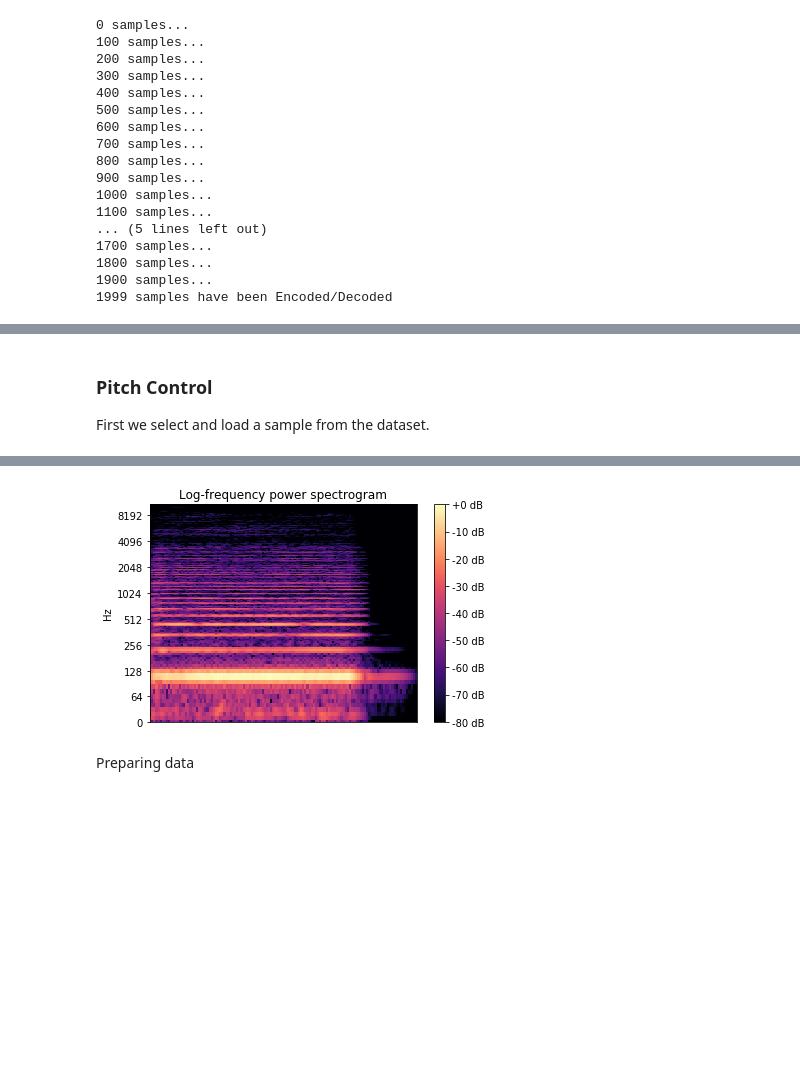
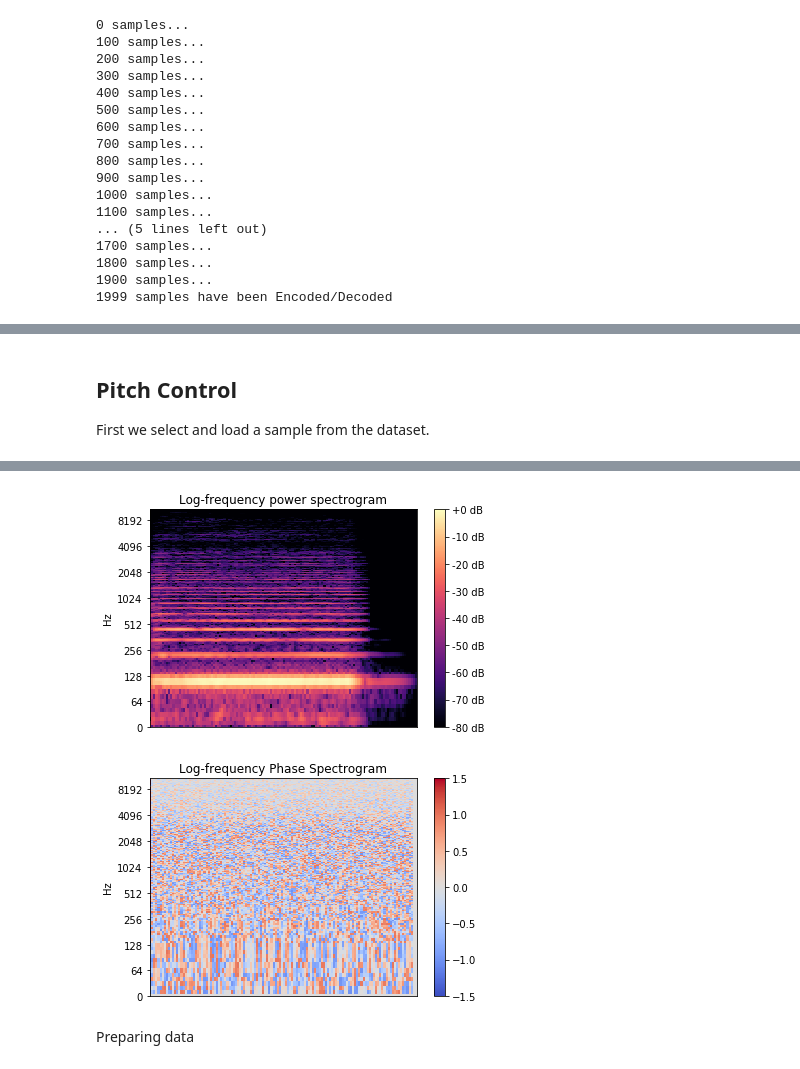
Before and after one commit to Aavache/CAESynth, a Jupyter notebook: inference.ipynb, the cells around one changed output, grey strips where cells are left out. Cells and saved outputs as stored; diff of their text form; code cells hidden in the pictures; blank space fills up the shorter version.

```diff
--- a/inference.ipynb
+++ b/inference.ipynb
@@ -249,5 +316,5 @@ scatter_fuzzy(x, y_pitch, 'pca')
 # %% [markdown]
-### Pitch Control
+## Pitch Control
 
 First we select and load a sample from the dataset.
 # %%
@@ -262,12 +329,16 @@ df.head()
 # %%
 sample_name = 'string_acoustic_022-040-025' #= df.iloc[61]['file']
 #sample_name = 'reed_acoustic_041-065-127'
 _, sample = scipy.io.wavfile.read(os.path.join(datapath, sample_name + '.wav'))
-plot_spectrogram(sample)
+plot_spectrogram_from_samples(sample)
+data = arrange_data(sample)
+data_arr = data[0,:,:,:].cpu().detach().numpy()
+plot_spectrogram_IF(data_arr[0,:,:], data_arr[1,:,:])
 ipd.Audio(sample, rate=16000)
 # %% [output]
 [interactive output not drawn]
 [figure]
+[figure, added]
 # %% [markdown]
 Preparing data
 # %%
```
Also changed, not shown: parts of 17 cells of this notebook.
